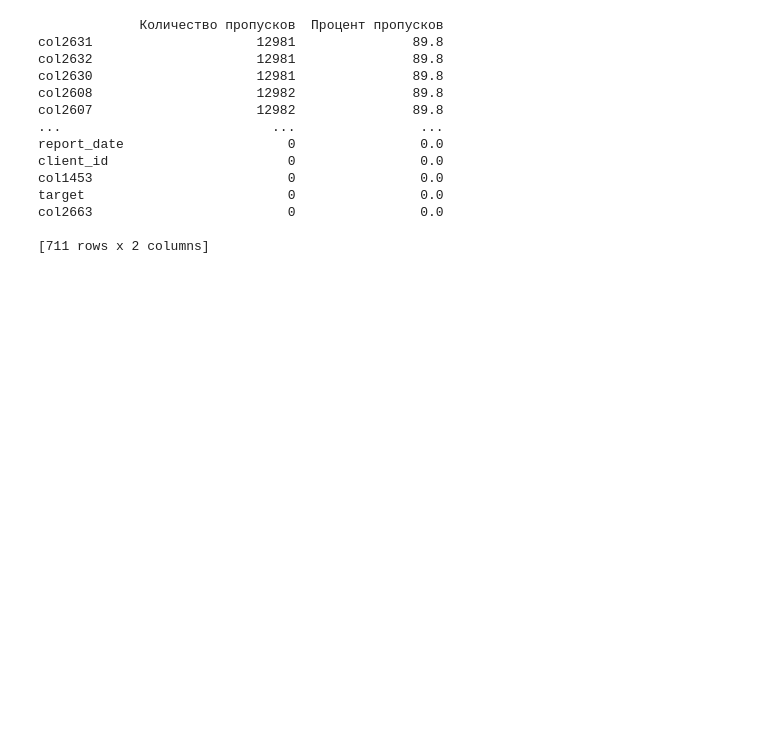
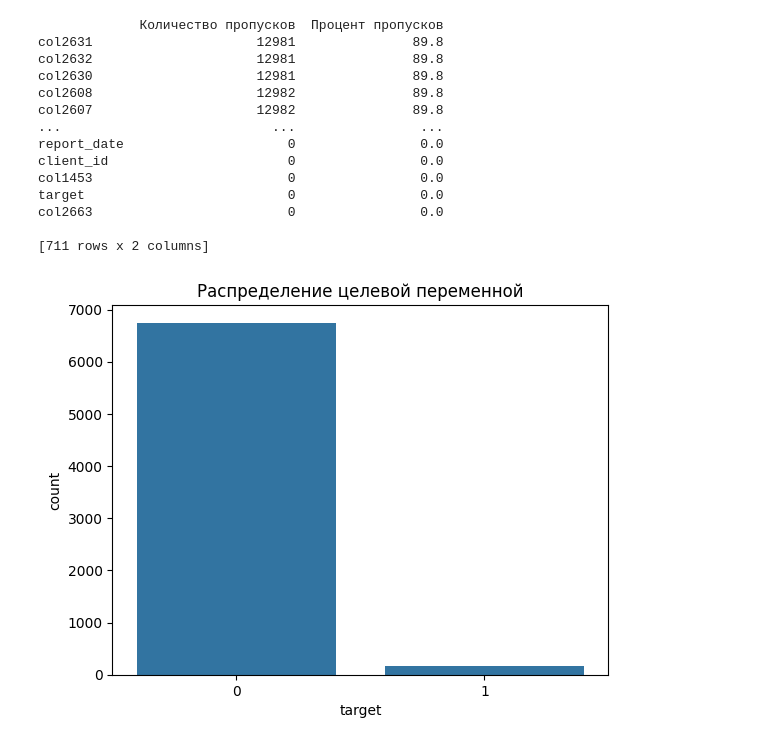
Before and after one commit to Tema13379/2intensiv2, a Jupyter notebook: data.ipynb, the cells around one changed output. Cells and saved outputs as stored; diff of their text form; code cells hidden in the pictures; blank space fills up the shorter version.

```diff
--- a/data.ipynb
+++ b/data.ipynb
@@ -164,0 +188,6 @@ col2663                         0                0.0
+# %%
+sns.countplot(x='target', data=data)
+plt.title('Распределение целевой переменной')
+plt.show()
+# %% [output]
+[figure, added]
```
Also changed, not shown: parts of 16 cells of this notebook.
